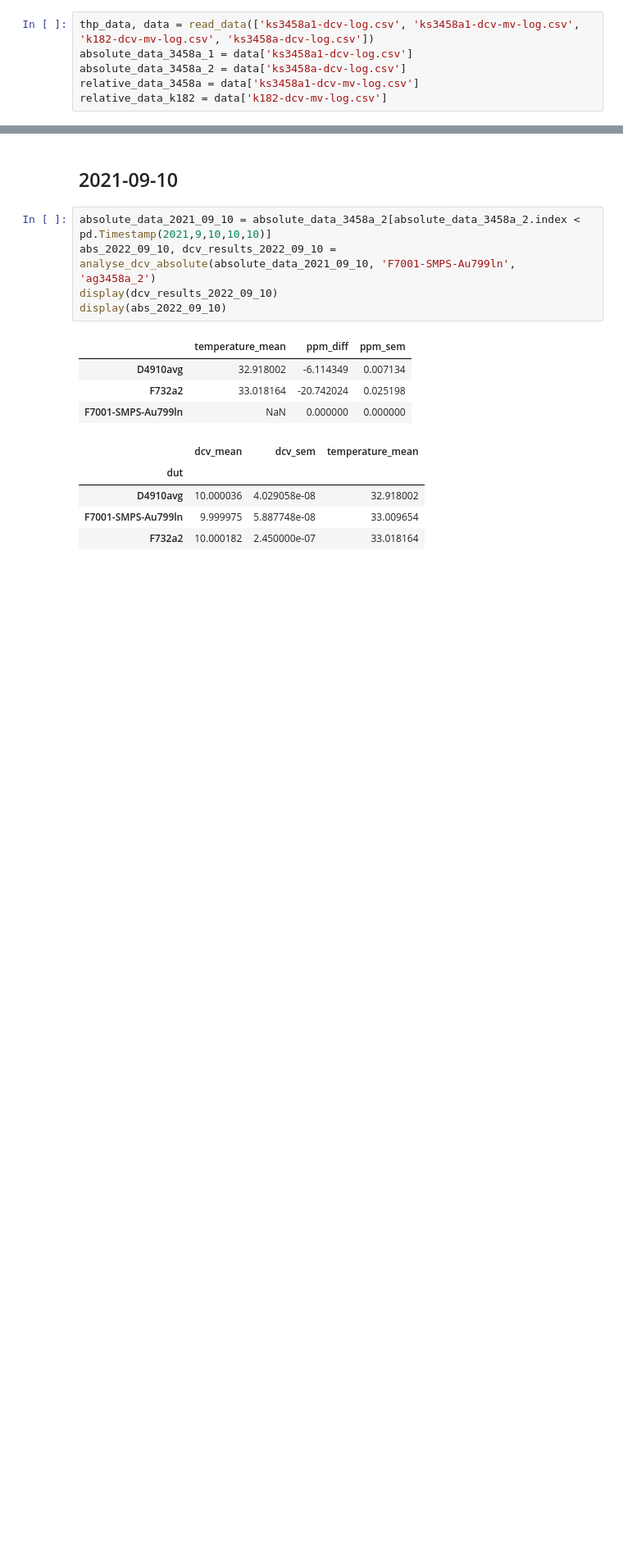
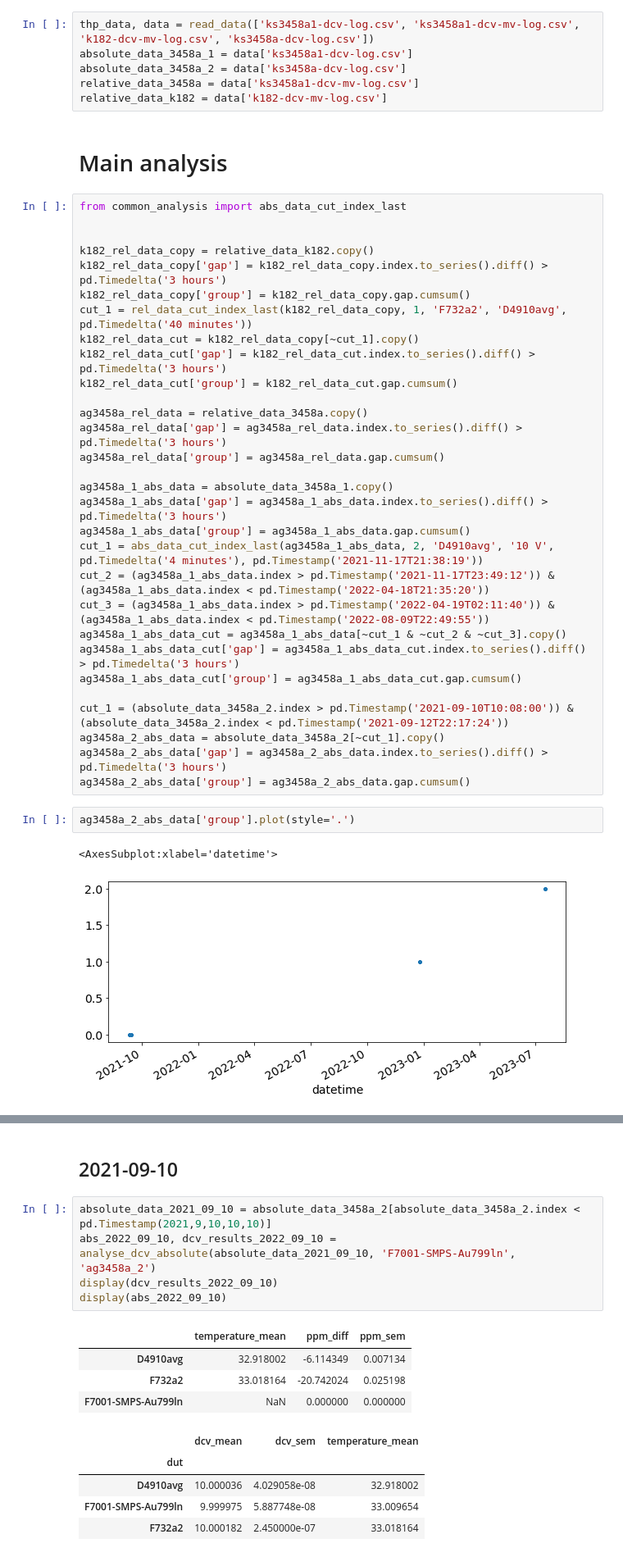
Before and after one commit to alson/metrology-data-analysis, a Jupyter notebook: vrefs.ipynb, the cells around one changed output, grey strips where cells are left out. Shown: that part at 82% size. Cells and saved outputs as stored; diff of their text form; blank space fills up the shorter version.

Commit message:
Add 3458A relative data to voltage reference analyses and work on adding 3458A absolute data.

```diff
--- a/vrefs.ipynb
+++ b/vrefs.ipynb
@@ -22,3 +249,40 @@ absolute_data_3458a_1 = data['ks3458a1-dcv-log.csv']
 absolute_data_3458a_2 = data['ks3458a-dcv-log.csv']
 relative_data_3458a = data['ks3458a1-dcv-mv-log.csv']
 relative_data_k182 = data['k182-dcv-mv-log.csv']
+# %% [markdown]
+# Main analysis
+# %%
+from common_analysis import abs_data_cut_index_last
+
+
+k182_rel_data_copy = relative_data_k182.copy()
+k182_rel_data_copy['gap'] = k182_rel_data_copy.index.to_series().diff() > pd.Timedelta('3 hours')
+k182_rel_data_copy['group'] = k182_rel_data_copy.gap.cumsum()
+cut_1 = rel_data_cut_index_last(k182_rel_data_copy, 1, 'F732a2', 'D4910avg', pd.Timedelta('40 minutes'))
+k182_rel_data_cut = k182_rel_data_copy[~cut_1].copy()
+k182_rel_data_cut['gap'] = k182_rel_data_cut.index.to_series().diff() > pd.Timedelta('3 hours')
+k182_rel_data_cut['group'] = k182_rel_data_cut.gap.cumsum()
+
+ag3458a_rel_data = relative_data_3458a.copy()
+ag3458a_rel_data['gap'] = ag3458a_rel_data.index.to_series().diff() > pd.Timedelta('3 hours')
+ag3458a_rel_data['group'] = ag3458a_rel_data.gap.cumsum()
+
+ag3458a_1_abs_data = absolute_data_3458a_1.copy()
+ag3458a_1_abs_data['gap'] = ag3458a_1_abs_data.index.to_series().diff() > pd.Timedelta('3 hours')
+ag3458a_1_abs_data['group'] = ag3458a_1_abs_data.gap.cumsum()
+cut_1 = abs_data_cut_index_last(ag3458a_1_abs_data, 2, 'D4910avg', '10 V', pd.Timedelta('4 minutes'), pd.Timestamp('2021-11-17T21:38:19'))
+cut_2 = (ag3458a_1_abs_data.index > pd.Timestamp('2021-11-17T23:49:12')) & (ag3458a_1_abs_data.index < pd.Timestamp('2022-04-18T21:35:20'))
+cut_3 = (ag3458a_1_abs_data.index > pd.Timestamp('2022-04-19T02:11:40')) & (ag3458a_1_abs_data.index < pd.Timestamp('2022-08-09T22:49:55'))
+ag3458a_1_abs_data_cut = ag3458a_1_abs_data[~cut_1 & ~cut_2 & ~cut_3].copy()
+ag3458a_1_abs_data_cut['gap'] = ag3458a_1_abs_data_cut.index.to_series().diff() > pd.Timedelta('3 hours')
+ag3458a_1_abs_data_cut['group'] = ag3458a_1_abs_data_cut.gap.cumsum()
+
+cut_1 = (absolute_data_3458a_2.index > pd.Timestamp('2021-09-10T10:08:00')) & (absolute_data_3458a_2.index < pd.Timestamp('2021-09-12T22:17:24'))
+ag3458a_2_abs_data = absolute_data_3458a_2[~cut_1].copy()
+ag3458a_2_abs_data['gap'] = ag3458a_2_abs_data.index.to_series().diff() > pd.Timedelta('3 hours')
+ag3458a_2_abs_data['group'] = ag3458a_2_abs_data.gap.cumsum()
+# %%
+ag3458a_2_abs_data['group'].plot(style='.')
+# %% [output]
+<AxesSubplot:xlabel='datetime'>
+[figure, added]
```
Also changed, not shown: parts of 23 cells of this notebook, 1 other file.
